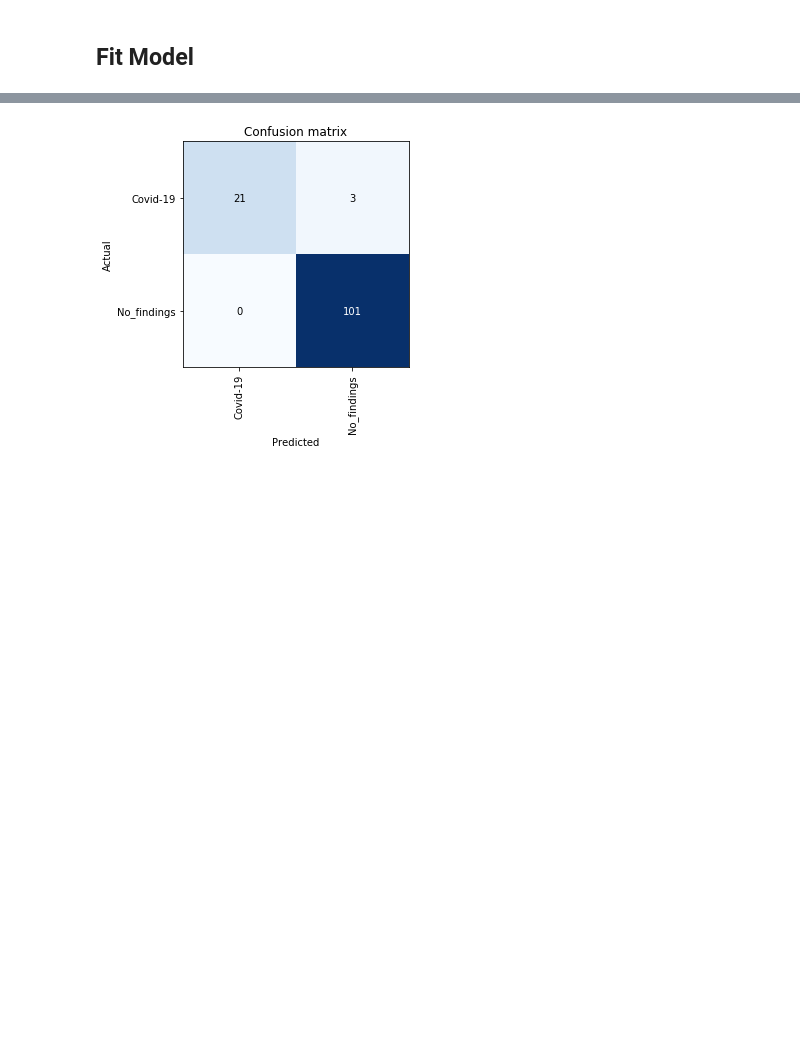
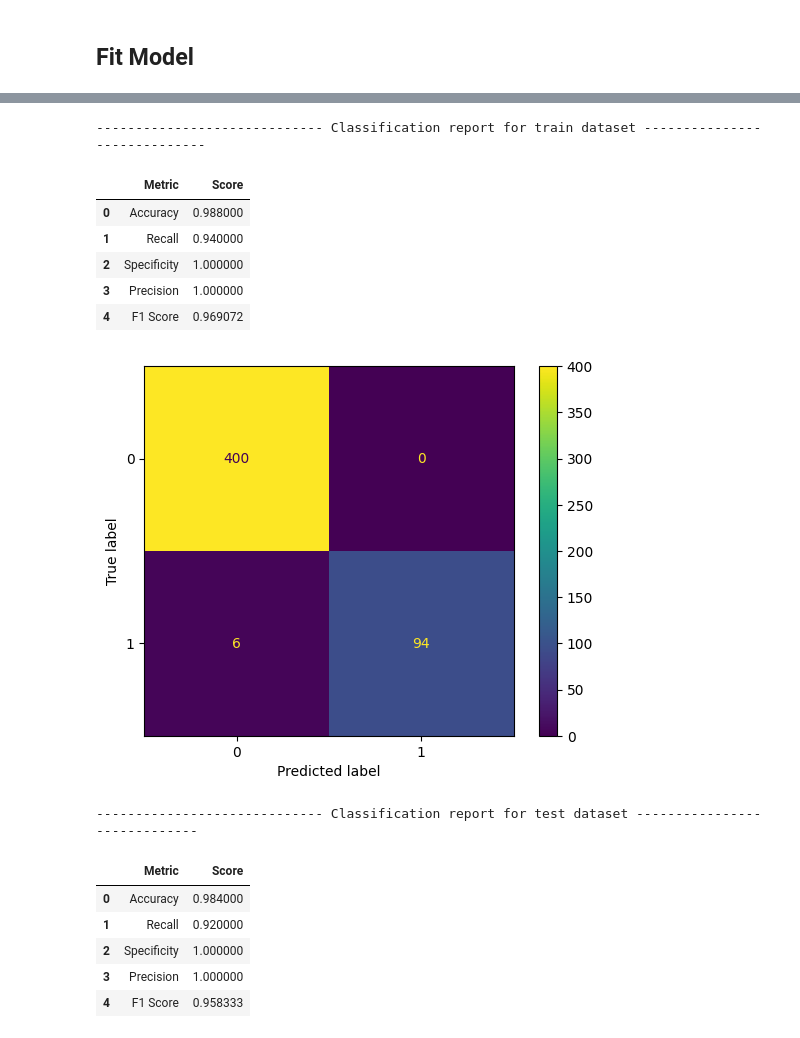
Before and after one commit to JoaquimXG/Honours-Project, a Jupyter notebook: DarkNet/DarkNet Binary (Keras).ipynb, the cells around one changed output, grey strips where cells are left out. Drawn from its saved outputs; the diff is of its cells as text; code cells hidden in the pictures; blank space fills up the shorter version.

```diff
--- a/DarkNet/DarkNet Binary (Keras).ipynb
+++ b/DarkNet/DarkNet Binary (Keras).ipynb
@@ -289,0 +269,2 @@ Callbacks functions applied
+# %%
+model = build_model(summary=False)
@@ -301,2 +277,0 @@ learn.fit_one_cycle(100, max_lr=3e-3)
-# %%
-history = model.fit(train_batches, validation_data=test_batches, epochs=100, workers=8)
@@ -318,0 +278,38 @@ Epoch 8/100
+# %%
+OUT_MODEL_PATH = "./models"
+
+def train_model_and_save_results(*args, out_path=OUT_MODEL_PATH, **kwargs):
+    out_path = path.join(out_path, datetime.now().isoformat())
+    os.makedirs(out_path, exist_ok=True)
+
+    save_model = tf.keras.callbacks.ModelCheckpoint(
+        f"{out_path}/"+"{epoch:04d}-{accuracy:.2f}.tf",
+        monitor = "val_loss",
+        mode='min',
+        verbose=0,
+        save_weights_only=True,
+        save_best_only=True
+    )
+    callbacks=kwargs.get("callbacks", [])
+
+    history = model.fit(callbacks=[*callbacks, save_model], *args, **kwargs)
+    np.save(path.join(out_path, "history.npy"), history.history)
+    return history
+# %%
+LOAD_MODEL = False
+
+# best_checkpoint = path.join(OUT_MODEL_PATH, "./2023-04-23T12:44:51.561936", "0075-0.97.tf")
+
+if LOAD_MODEL:
+    model_path = path.join(OUT_MODEL_PATH, "./2023-04-23T14:55:23.665077")
+    checkpoint_path = path.join(model_path, "0079-1.00.tf")
+    history_path = path.join(model_path, "history.npy")
+    model.load_weights(checkpoint_path)
+    history = np.load(history_path, allow_pickle='TRUE').item()
+else:
+    history = train_model_and_save_results(train_batches,
+                                 validation_data=test_batches,
+                                 epochs=NUM_EPOCHS,
+                                 workers=1,
+                                 class_weight=class_weights)
+    history = history.history
@@ -366,6 +436,0 @@ interp = ClassificationInterpretation.from_learner(learn)
-# %%
-cm_fig = interp.plot_confusion_matrix(return_fig=True)
-ax = cm_fig.gca()
-ax.set_ylim(interp.data.c - .5, - .5);
-# %% [output]
-[figure, removed]
@@ -371,0 +439,18 @@ ax.set_ylim(interp.data.c - .5, - .5);
+# %%
+evaluate_on_all_datasets(model)
+# %% [output]
+----------------------------- Classification report for train dataset -----------------------------
+|  | Metric | Score |
+| 0 | Accuracy | 0.988000 |
+| 1 | Recall | 0.940000 |
+| 2 | Specificity | 1.000000 |
+| 3 | Precision | 1.000000 |
+| 4 | F1 Score | 0.969072 |
+[figure, added]
+----------------------------- Classification report for test dataset -----------------------------
+|  | Metric | Score |
+| 0 | Accuracy | 0.984000 |
+| 1 | Recall | 0.920000 |
+| 2 | Specificity | 1.000000 |
+| 3 | Precision | 1.000000 |
+| 4 | F1 Score | 0.958333 |
```
Also changed, not shown: parts of 41 cells of this notebook, 2 other files.
